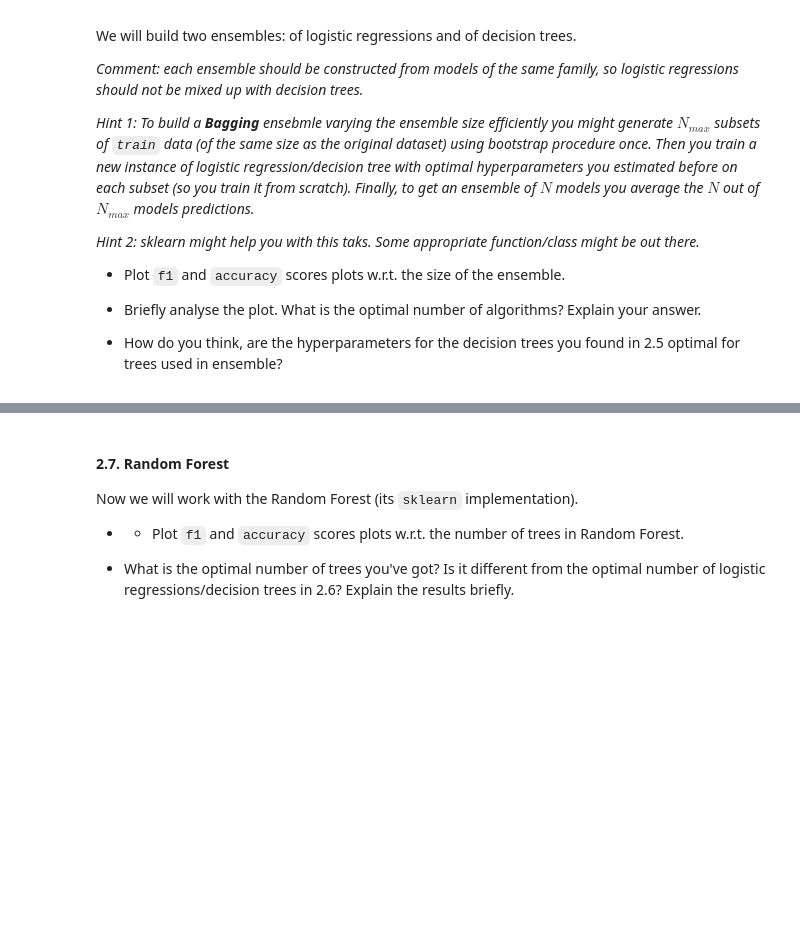
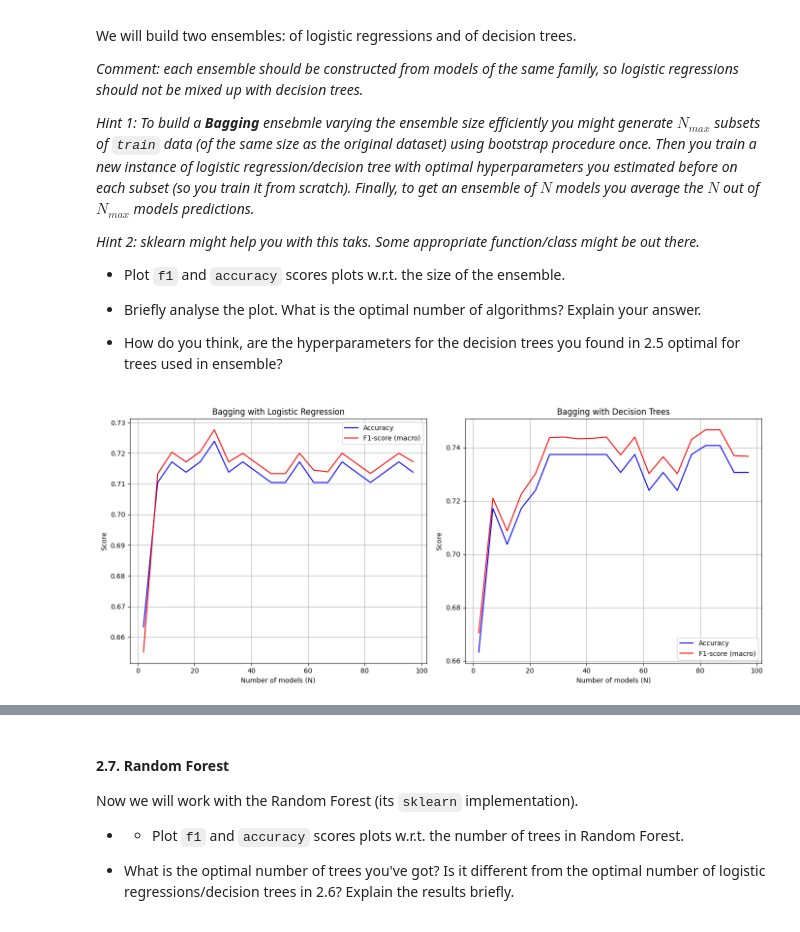
Before and after one commit to gammabox2020/ml-course-my-fork-of--girafe-ai, a Jupyter notebook: homeworks/lab01_ml_pipeline/Lab1_part2_ml_pipeline.ipynb, the cells around one changed output, grey strips where cells are left out. Saved outputs shown, nothing was run; the diff lists cells and outputs as text; code cells hidden in the pictures; blank space fills up the shorter version.

```diff
--- a/homeworks/lab01_ml_pipeline/Lab1_part2_ml_pipeline.ipynb
+++ b/homeworks/lab01_ml_pipeline/Lab1_part2_ml_pipeline.ipynb
@@ -431,0 +470,95 @@ We will build two ensembles: of logistic regressions and of decision trees.
+# %%
+# YOUR CODE HERE
+
+from sklearn.ensemble import BaggingClassifier
+from sklearn.linear_model import LogisticRegression
+from sklearn.tree import DecisionTreeClassifier
+from sklearn.metrics import accuracy_score, f1_score
+
+N_min = 2
+N_max = 100
+step = 5
+n_values = list(range(N_min, N_max + 1, step))
+
+# Ансамбль логистических регрессий
+# лучшие параметры из 2.1: {'C': 10, 'penalty': 'l1'}
+log_reg_params = {
+    'multi_class': 'multinomial',
+    'solver': 'saga',
+    'tol': 1e-3,
+    'max_iter': 500,
+    'random_state': 42,
+    'C': 10,
+    'penalty': 'l1'
+}
+
+base_log_reg = LogisticRegression(**log_reg_params)
+accuracy_bag_log = []
+f1_bag_log = []
+
+for n in n_values:
+    bag_log = BaggingClassifier(
+        estimator=base_log_reg,
+        n_estimators=n,
+        random_state=42,
+        n_jobs=-1
+    )
+    bag_log.fit(X_train, y_train)
+    y_pred = bag_log.predict(X_test)
+    accuracy_bag_log.append(accuracy_score(y_test, y_pred))
+    f1_bag_log.append(f1_score(y_test, y_pred, average='macro'))
+
+# Ансамбль деревьев решений
+# лучшие параметры из 2.5: {'max_depth': 15}
+dt_params = {
+    'max_depth': 15,
+    'random_state': 42
+}
+
+base_dt = DecisionTreeClassifier(**dt_params)
+accuracy_bag_dt = []
+f1_bag_dt = []
+
+for n in n_values:
+    bag_dt = BaggingClassifier(
+        estimator=base_dt,
+        n_estimators=n,
+        random_state=42,
+        n_jobs=-1
+    )
+    bag_dt.fit(X_train, y_train)
+    y_pred = bag_dt.predict(X_test)
+    accuracy_bag_dt.append(accuracy_score(y_test, y_pred))
+    f1_bag_dt.append(f1_score(y_test, y_pred, average='macro'))
+
+
+plt.figure(figsize=(14, 6))
+
+plt.subplot(1, 2, 1)
+plt.plot(n_values, accuracy_bag_log, 'b-', label='Accuracy')
+plt.plot(n_values, f1_bag_log, 'r-', label='F1-score (macro)')
+plt.xlabel('Number of models (N)')
+plt.ylabel('Score')
+plt.title('Bagging with Logistic Regression')
+plt.legend()
+plt.grid(True)
+
+plt.subplot(1, 2, 2)
+plt.plot(n_values, accuracy_bag_dt, 'b-', label='Accuracy')
+plt.plot(n_values, f1_bag_dt, 'r-', label='F1-score (macro)')
+plt.xlabel('Number of models (N)')
+plt.ylabel('Score')
+plt.title('Bagging with Decision Trees')
+plt.legend()
+plt.grid(True)
+
+plt.tight_layout()
+plt.show()
+
+# Анализ
+
+print("\nЧто в итоге получилось:")
+print("1. Оптимальное число алгоритмов — около 50–70, потому что после этого метрики перестают значительно расти.")
+print("2. Гиперпараметры деревьев из 2.5 подходят для ансамбля, так как бэггинг сам снижает дисперсию — даже если одно дерево немного переобучено, ансамбль будет работать хорошо.")
+# %% [output]
+[figure, added]
```
Also changed, not shown: parts of 8 cells of this notebook.
